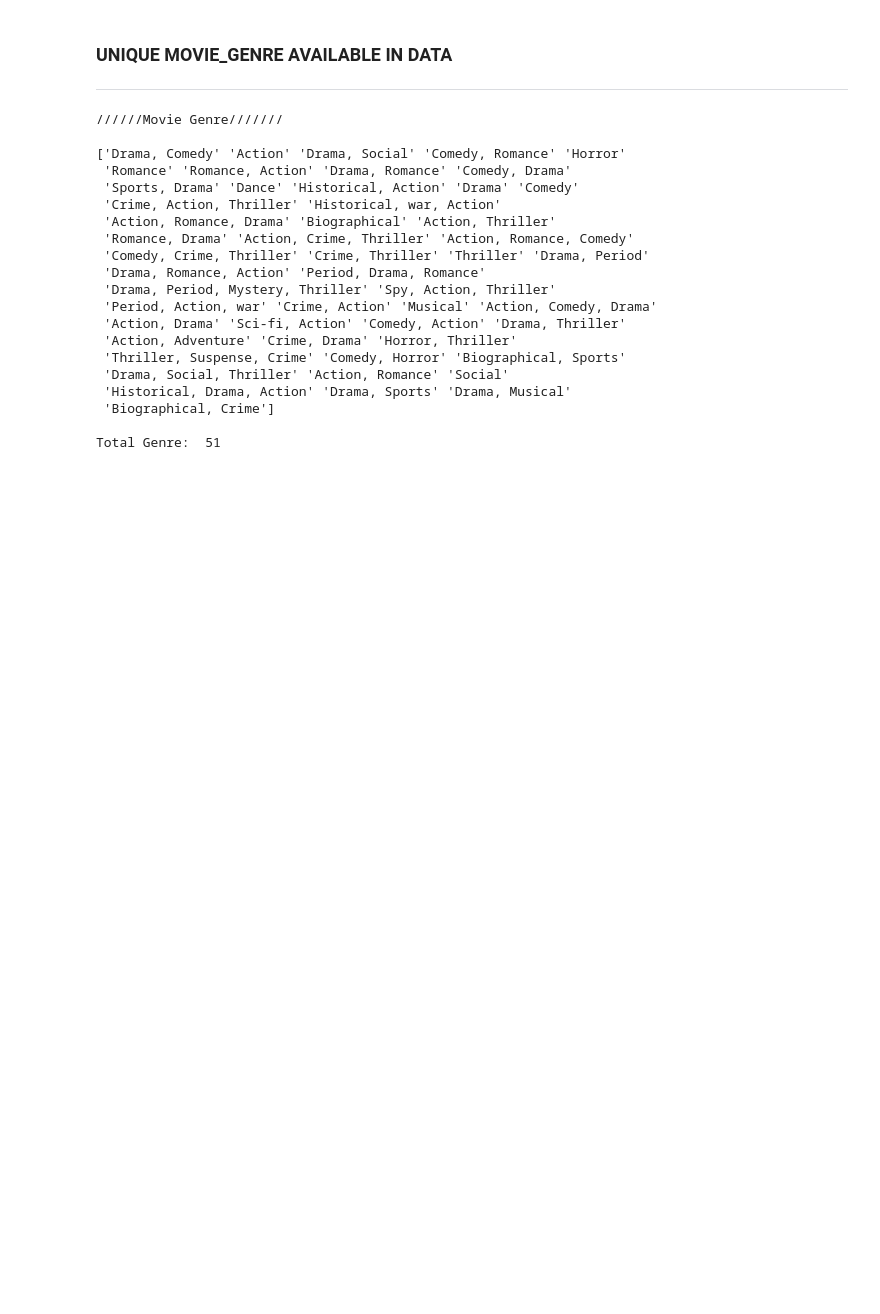
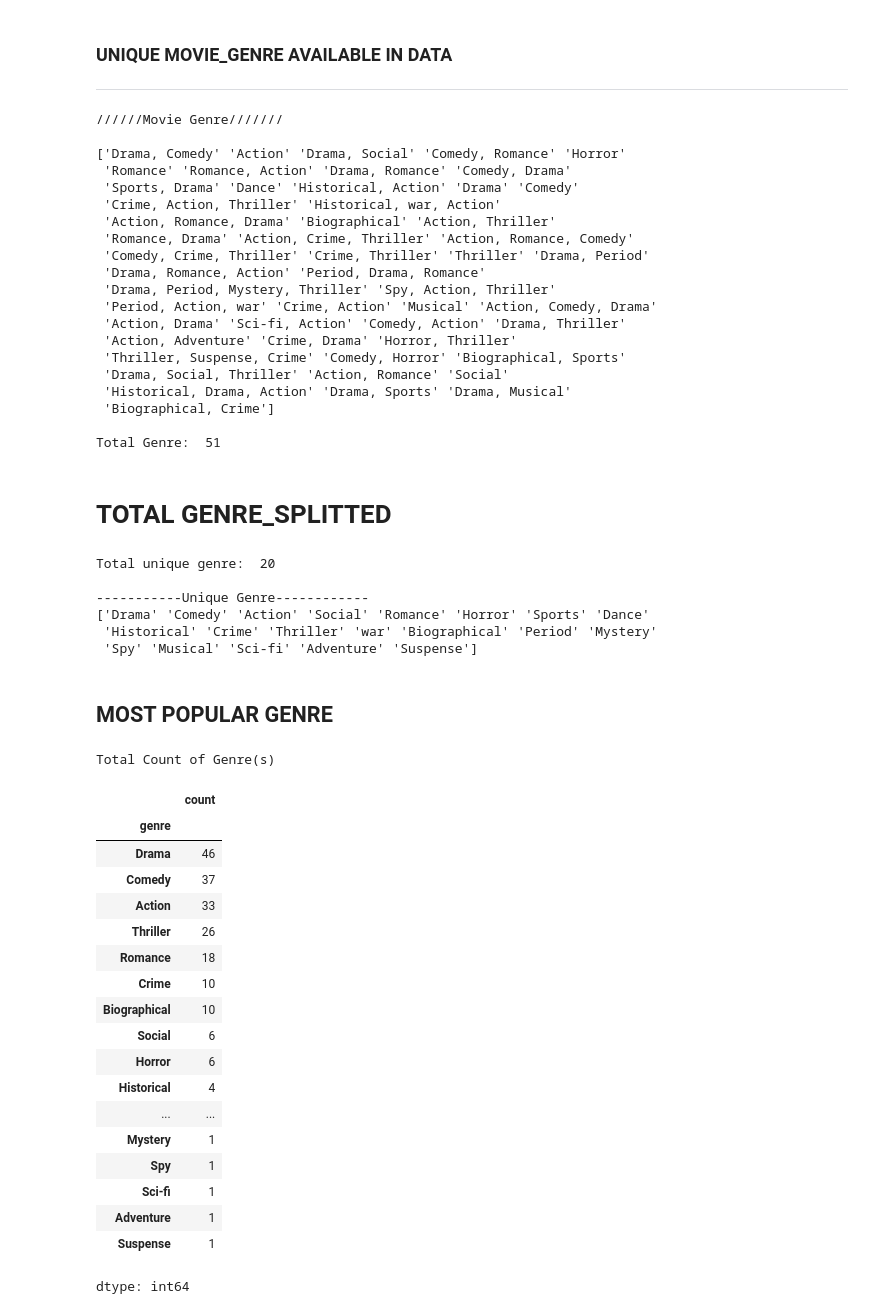
Before and after one commit to parvesh7o7/Data-Science-Learning, a Jupyter notebook: movies_DS.ipynb, the cells around one changed output. Saved outputs shown, nothing was run; the diff lists cells and outputs as text; code cells hidden in the pictures; blank space fills up the shorter version.

```diff
--- a/movies_DS.ipynb
+++ b/movies_DS.ipynb
@@ -103,3 +103,48 @@ print("Total Genre: ", len(unique_genres))
  'Biographical, Crime']
 
 Total Genre:  51
+# %%
+df_genre = movies_data['movie_genre'].str.split(', ', expand=True).stack().reset_index(drop=True, level=1)
+# %%
+df_genre = df_genre.to_frame(name='genre')
+# %%
+df_genre['genre'] = df_genre['genre'].str.strip()
+# %% [markdown]
+# TOTAL **GENRE_SPLITTED**
+# %%
+print("Total unique genre: ", df_genre['genre'].nunique())
+print("\n-----------Unique Genre------------")
+print(df_genre['genre'].unique())
+# %% [output]
+Total unique genre:  20
+
+-----------Unique Genre------------
+['Drama' 'Comedy' 'Action' 'Social' 'Romance' 'Horror' 'Sports' 'Dance'
+ 'Historical' 'Crime' 'Thriller' 'war' 'Biographical' 'Period' 'Mystery'
+ 'Spy' 'Musical' 'Sci-fi' 'Adventure' 'Suspense']
+# %% [markdown]
+## MOST POPULAR **GENRE**
+# %%
+print("\nTotal Count of Genre(s)")
+df_genre['genre'].value_counts()
+# %% [output]
+Total Count of Genre(s)
+|  | count |
+| genre |  |
+| Drama | 46 |
+| Comedy | 37 |
+| Action | 33 |
+| Thriller | 26 |
+| Romance | 18 |
+| Crime | 10 |
+| Biographical | 10 |
+| Social | 6 |
+| Horror | 6 |
+| Historical | 4 |
+| ... | ... |
+| Mystery | 1 |
+| Spy | 1 |
+| Sci-fi | 1 |
+| Adventure | 1 |
+| Suspense | 1 |
+dtype: int64
```
Also changed, not shown: parts of 1 cell of this notebook.
